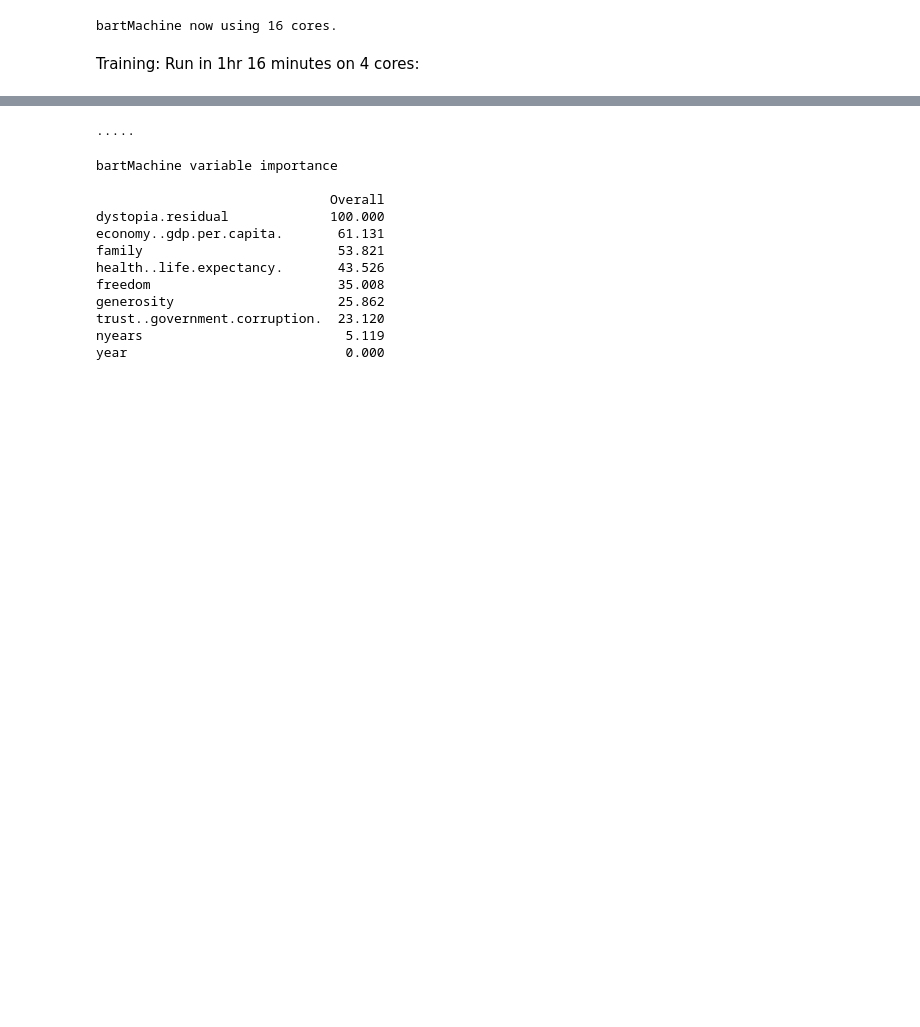
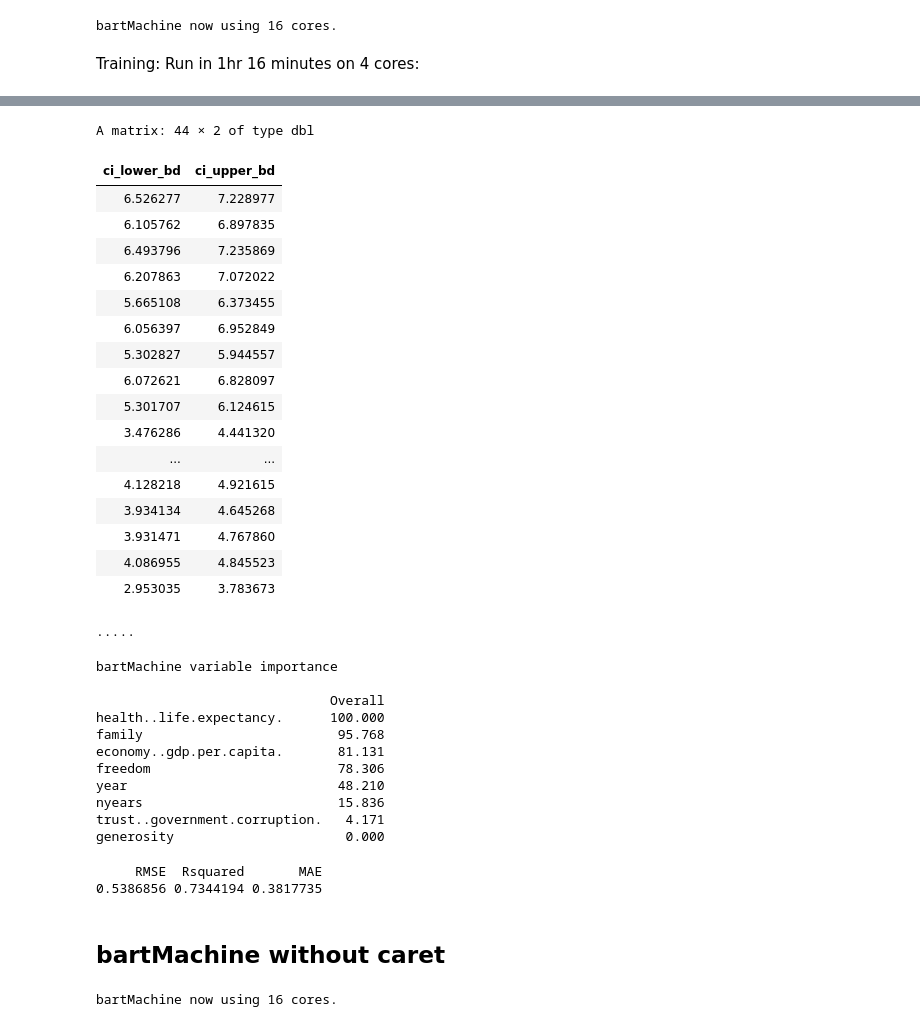
Before and after one commit to profwacko/stat-280-bayesian-project, a Jupyter notebook: 20191118_JOAQ_BART.ipynb, the cells around one changed output, grey strips where cells are left out. Saved outputs shown, nothing was run; the diff lists cells and outputs as text; code cells hidden in the pictures; blank space fills up the shorter version.

```diff
--- a/20191118_JOAQ_BART.ipynb
+++ b/20191118_JOAQ_BART.ipynb
@@ -147,16 +189,47 @@ ERROR: Error in summary.connection(connection): invalid connection
+# %%
+calc_credible_intervals(happy.bm$finalModel, new_data = happy.test %>% select(-happiness.score))
+# %% [output]
+A matrix: 44 × 2 of type dbl
+| ci_lower_bd | ci_upper_bd |
+| 6.526277 | 7.228977 |
+| 6.105762 | 6.897835 |
+| 6.493796 | 7.235869 |
+| 6.207863 | 7.072022 |
+| 5.665108 | 6.373455 |
+| 6.056397 | 6.952849 |
+| 5.302827 | 5.944557 |
+| 6.072621 | 6.828097 |
+| 5.301707 | 6.124615 |
+| 3.476286 | 4.441320 |
+| ... | ... |
+| 4.128218 | 4.921615 |
+| 3.934134 | 4.645268 |
+| 3.931471 | 4.767860 |
+| 4.086955 | 4.845523 |
+| 2.953035 | 3.783673 |
 # %%
-varImp(happy.bm.read)
+varImp(happy.bm)
 # %% [output]
 .....
 bartMachine variable importance
 
                               Overall
-dystopia.residual             100.000
-economy..gdp.per.capita.       61.131
-family                         53.821
-health..life.expectancy.       43.526
-freedom                        35.008
-generosity                     25.862
-trust..government.corruption.  23.120
-nyears                          5.119
-year                            0.000
+health..life.expectancy.      100.000
+family                         95.768
+economy..gdp.per.capita.       81.131
+freedom                        78.306
+year                           48.210
+nyears                         15.836
+trust..government.corruption.   4.171
+generosity                      0.000
+# %%
+postResample(pred = happy.pred, happy.test$happiness.score)
+# %% [output]
+     RMSE  Rsquared       MAE
+0.5386856 0.7344194 0.3817735
+# %% [markdown]
+## bartMachine without caret
+# %%
+set_bart_machine_num_cores(n_cores)
+# %% [output]
+bartMachine now using 16 cores.
```
Also changed, not shown: parts of 25 cells of this notebook, 2 other files.
